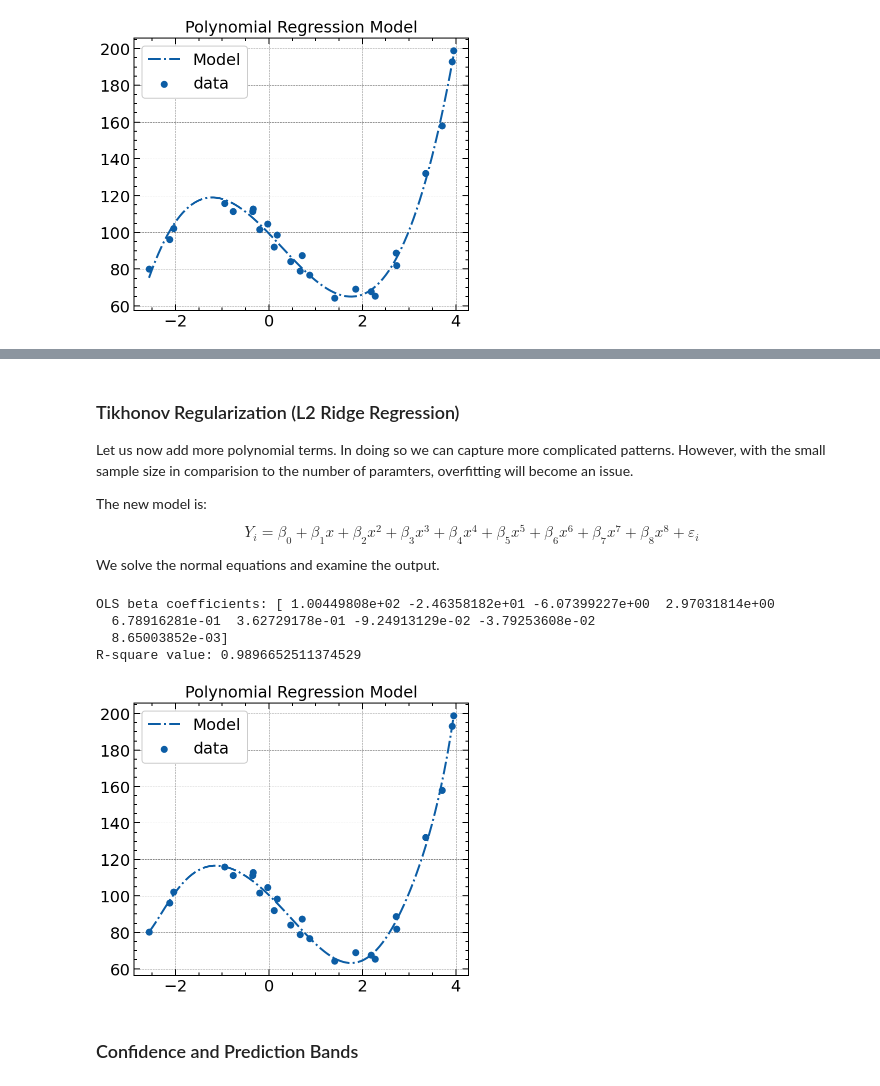
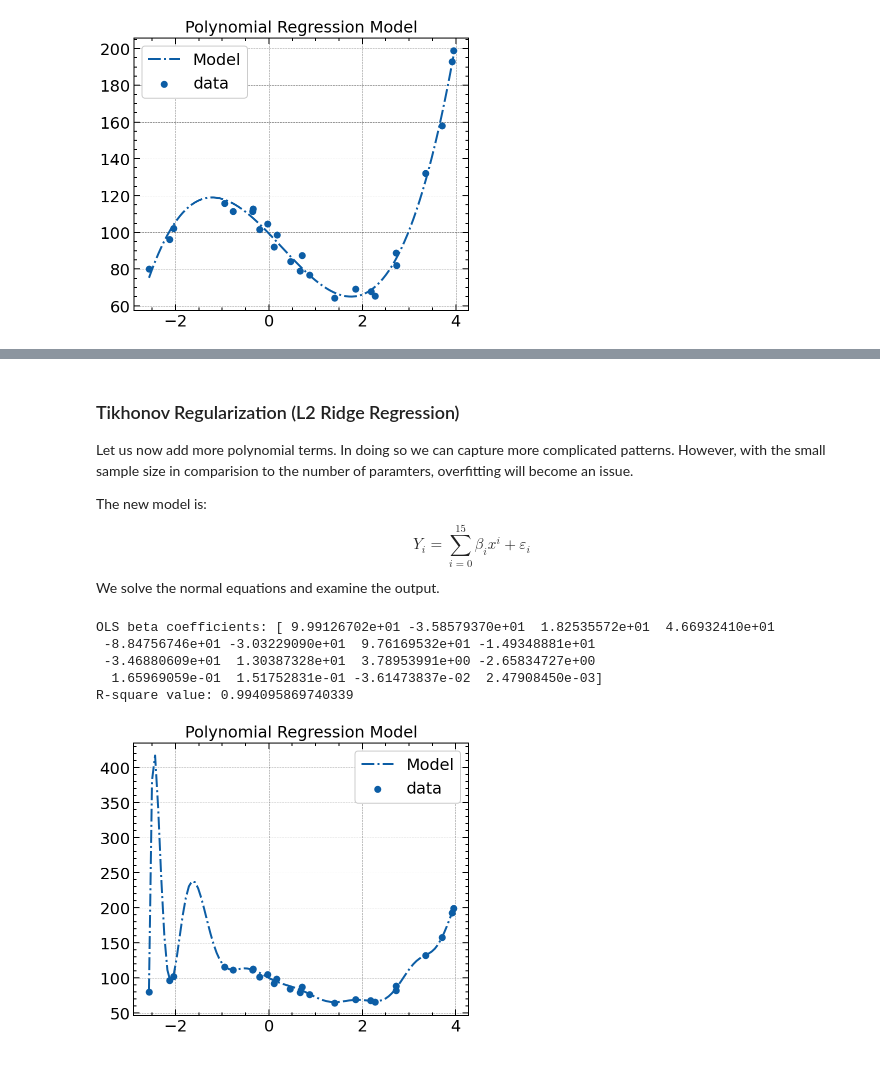
Before and after one commit to Sinbad-The-Sailor/Linear-Models, a Jupyter notebook: polynomial_regression.ipynb, the cells around one changed output, grey strips where cells are left out. Cells and saved outputs as stored; diff of their text form; code cells hidden in the pictures.

Commit message:
Polynomial regression complete with confidence & prediction band and Tikhonov Regularization.

```diff
--- a/polynomial_regression.ipynb
+++ b/polynomial_regression.ipynb
@@ -107,22 +165,21 @@ Let us now add more polynomial terms. In doing so we can capture more complicate
 
 The new model is:
 $$
-Y_i = \beta_0 + \beta_1 x + \beta_2 x^2 + \beta_3 x^3 + \beta_4 x^4 + \beta_5 x^5 + \beta_6 x^6 + \beta_7 x^7 + \beta_8 x^8 +\varepsilon_i
+Y_i = \sum_{i=0}^{15}\beta_ix^i +\varepsilon_i
 $$
 We solve the normal equations and examine the output.
 # %%
 # Creating the design matrix.
 n_observations = len(df)
+
+polynomial_degree_list = []
+polynomial_degree = 15
+
 x0 = np.ones(n_observations)
-x1 = np.array(df['x'])
-x2 = np.array((df['x'] ** 2))
-x3 = np.array((df['x'] ** 3))
-x4 = np.array((df['x'] ** 4))
-x5 = np.array((df['x'] ** 5))
-x6 = np.array((df['x'] ** 6))
-x7 = np.array((df['x'] ** 7))
-x8 = np.array((df['x'] ** 8))
-X = np.stack([x0, x1, x2, x3, x4, x5, x6, x7, x8]).T
+polynomial_degree_list.append(x0)
+for i in range(1, polynomial_degree+1):
+    polynomial_degree_list.append(np.array(df['x'] ** i))
+X = np.stack(polynomial_degree_list).T
 Y = np.array(df['y'])
 
 # Solving the normal equations.
@@ -136,26 +193,32 @@ sse = (Y - H_hat @ Y).T @ (Y - H_hat @ Y)
 r2 = 1 - sse / sst
 print('R-square value:', r2)
 # %% [output]
-OLS beta coefficients: [ 1.00449808e+02 -2.46358182e+01 -6.07399227e+00  2.97031814e+00
-  6.78916281e-01  3.62729178e-01 -9.24913129e-02 -3.79253608e-02
-  8.65003852e-03]
-R-square value: 0.9896652511374529
+OLS beta coefficients: [ 9.99126702e+01 -3.58579370e+01  1.82535572e+01  4.66932410e+01
+ -8.84756746e+01 -3.03229090e+01  9.76169532e+01 -1.49348881e+01
+ -3.46880609e+01  1.30387328e+01  3.78953991e+00 -2.65834727e+00
+  1.65969059e-01  1.51752831e-01 -3.61473837e-02  2.47908450e-03]
+R-square value: 0.994095869740339
 # %%
 # Plotting the mean - model.
 x = np.linspace(np.min(df['x']), np.max(df['x']), 100)
-input = np.stack([np.ones(100), x, x**2, x**3, x**4, x**5, x**6, x**7, x**8]).T
+
+input_list = []
+input_list.append(np.ones(100))
+
+for i in range(1, polynomial_degree+1):
+    input_list.append(x ** i)
+
+input = np.stack(input_list).T
 y = beta_ols @ input.T
 
 fig, ax = plt.subplots()
 
 ax.plot(x, y, linestyle='dashdot', label='Model')
 ax.scatter(df['x'], df['y'], label='data')
 ax.legend()
 ax.set_title('Polynomial Regression Model')
 
 fig.set_size_inches(6, 5)
 plt.show()
 # %% [output]
-[figure, old version]
+[figure, new version]
-# %% [markdown]
-### Confidence and Prediction Bands
```
Also changed, not shown: parts of 6 cells of this notebook.
